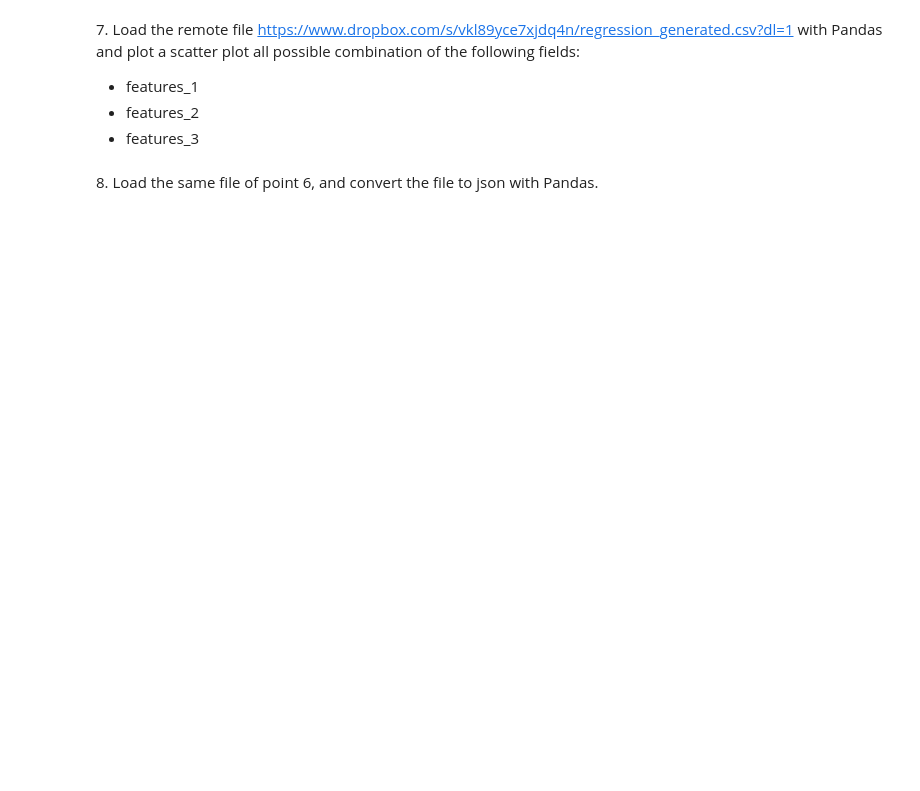
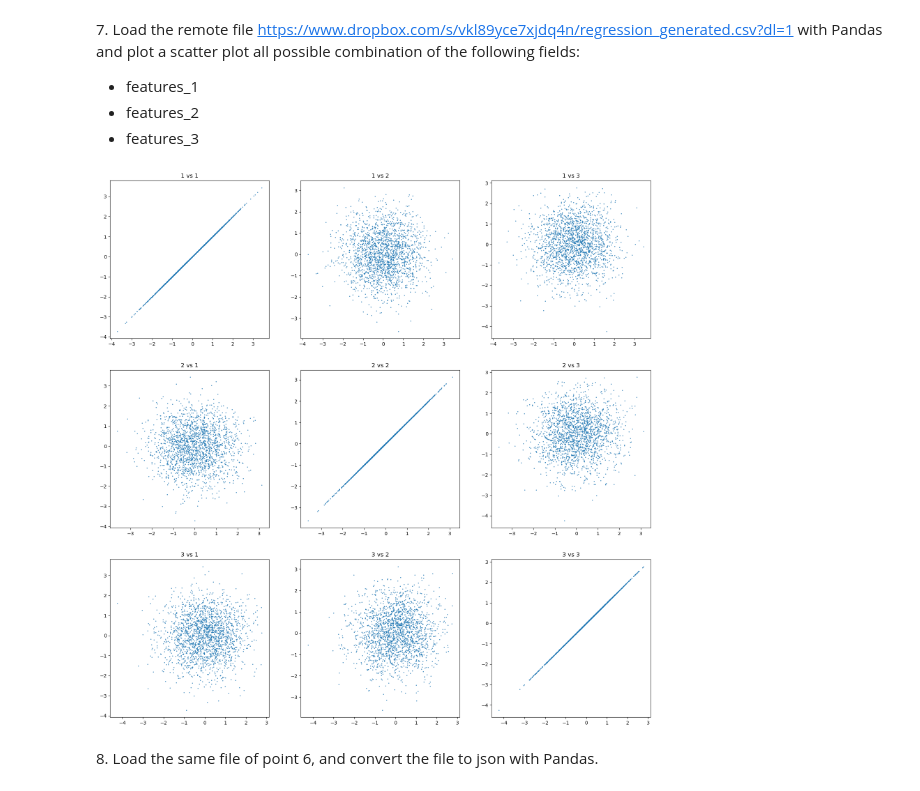
Before and after one commit to andrealorenzetto/LaboratoryOfComputationalPhysics_Y8, a Jupyter notebook: 05ex_OSEMN.ipynb, the cells around one changed output. Drawn from its saved outputs; the diff is of its cells as text; code cells hidden in the pictures; blank space fills up the shorter version.

```diff
--- a/05ex_OSEMN.ipynb
+++ b/05ex_OSEMN.ipynb
@@ -49,3 +49,22 @@ Each line correspond to a credit card number.
 Each character is composed by 6 bit (even the space) and the last 4 bit are just a padding
 
 **hint**: use the `chr()` function to convert a number to a char
+# %%
+# a = '101011101101110010'
+# num = ''
+# index = 0
+# for c in a:
+#     num += c
+#     index += 1
+#     if(index % 6 == 0):
+#         print(chr(int(num,2)))
+#         num = ''
+with open("credit_card.dat", "r") as f:
+    for line in f:
+        print("line")
+        num = ''
+        for i in range(len(line)):
+            num += line[i]
+            if((i+1) % 6 == 0):
+                print(chr(int(num,2)))
+                num = ''
@@ -83,5 +106,21 @@ print(df)
   + features_1
   + features_2
   + features_3
+# %%
+file_name = 'C:/Users/Utente/Downloads/regression_generated.csv'
+df=pd.read_csv(file_name, skiprows=0)
+fig, ax = plt.subplots(nrows = 3, ncols = 3, figsize = (20,20))
+features = ['features_' + str(i+1) for i in range(3)]
+i, j = 0, 0
+for f1 in features:
+    j = 0
+    for f2 in features:
+        ax[i][j].scatter(df[f1],df[f2], s = 0.7)
+        ax[i][j].set_title(str(i+1) +' vs '+str(j+1))
+        j += 1
+    i += 1
+plt.show()
+# %% [output]
+[figure, added]
 # %% [markdown]
 8\. Load the same file of point 6, and convert the file to json with Pandas.
```
Also changed, not shown: parts of 3 cells of this notebook, 4 other files.
